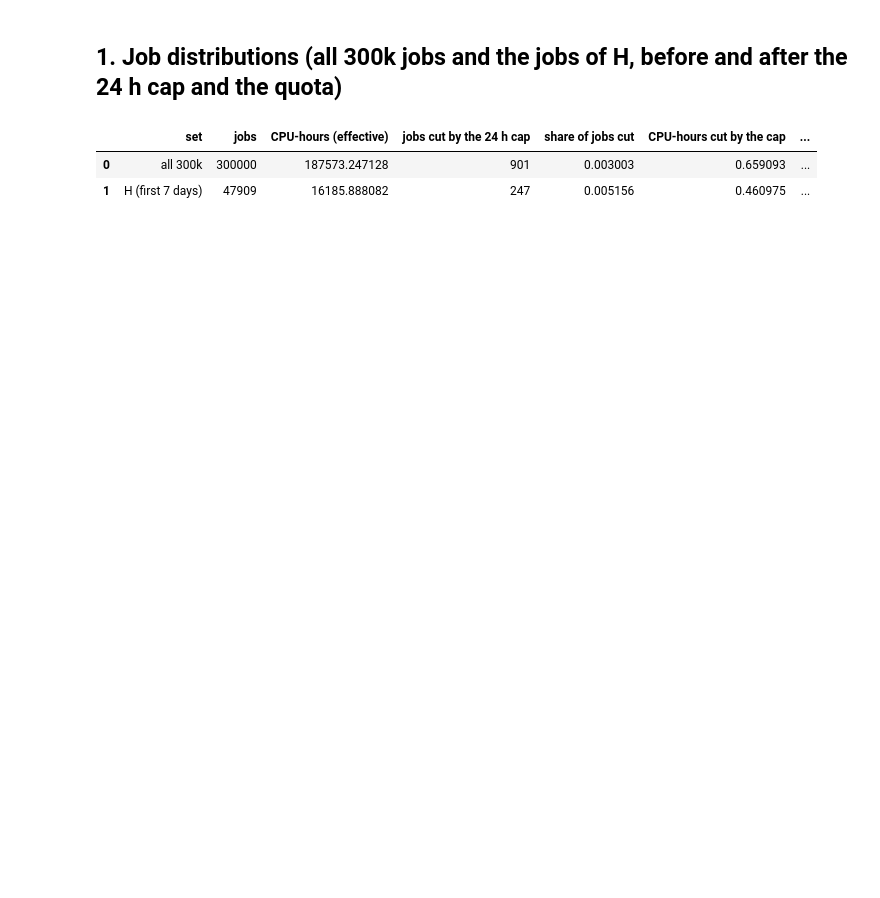
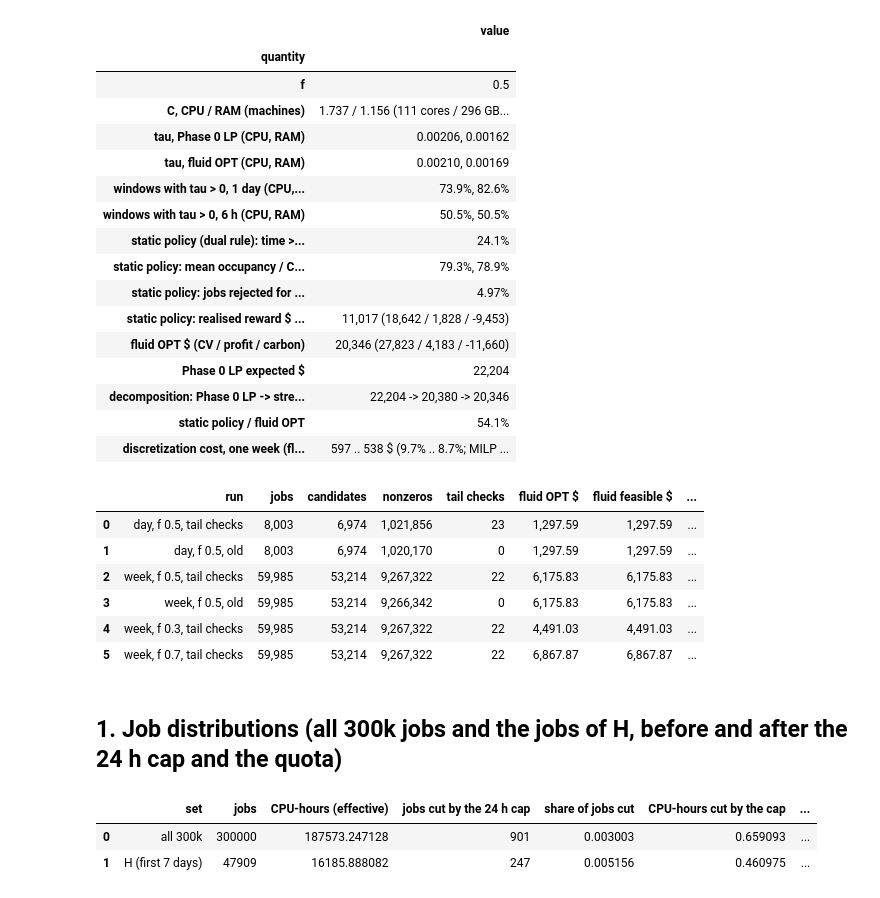
Before and after one commit to dangolofrancesco/dlent_rt, a Jupyter notebook: notebooks/05_theory_models.ipynb, the cells around one changed output. Saved outputs shown, nothing was run; the diff lists cells and outputs as text; code cells hidden in the pictures; blank space fills up the shorter version.

```diff
--- a/notebooks/05_theory_models.ipynb
+++ b/notebooks/05_theory_models.ipynb
@@ -23,3 +29,35 @@ F_SCAN = (0.10, 0.20, 0.30, 0.50, 0.70, 1.25)
+# %%
+import pickle
+with open(ROOT / "reports" / "week32" / "theory_f050_cache.pkl", "rb") as fh:
+    F050 = pickle.load(fh)
+with pd.option_context("display.max_colwidth", 200):
+    display(F050["summary"].set_index("quantity"))
+display(F050["milp"])
+# %% [output]
+|  | value |
+| quantity |  |
+| f | 0.5 |
+| C, CPU / RAM (machines) | 1.737 / 1.156 (111 cores / 296 GB... |
+| tau, Phase 0 LP (CPU, RAM) | 0.00206, 0.00162 |
+| tau, fluid OPT (CPU, RAM) | 0.00210, 0.00169 |
+| windows with tau > 0, 1 day (CPU,... | 73.9%, 82.6% |
+| windows with tau > 0, 6 h (CPU, RAM) | 50.5%, 50.5% |
+| static policy (dual rule): time >... | 24.1% |
+| static policy: mean occupancy / C... | 79.3%, 78.9% |
+| static policy: jobs rejected for ... | 4.97% |
+| static policy: realised reward $ ... | 11,017 (18,642 / 1,828 / -9,453) |
+| fluid OPT $ (CV / profit / carbon) | 20,346 (27,823 / 4,183 / -11,660) |
+| Phase 0 LP expected $ | 22,204 |
+| decomposition: Phase 0 LP -> stre... | 22,204 -> 20,380 -> 20,346 |
+| static policy / fluid OPT | 54.1% |
+| discretization cost, one week (fl... | 597 .. 538 $ (9.7% .. 8.7%; MILP ... |
+|  | run | jobs | candidates | nonzeros | tail checks | fluid OPT $ | fluid feasible $ | ... |
+| 0 | day, f 0.5, tail checks | 8,003 | 6,974 | 1,021,856 | 23 | 1,297.59 | 1,297.59 | ... |
+| 1 | day, f 0.5, old | 8,003 | 6,974 | 1,020,170 | 0 | 1,297.59 | 1,297.59 | ... |
+| 2 | week, f 0.5, tail checks | 59,985 | 53,214 | 9,267,322 | 22 | 6,175.83 | 6,175.83 | ... |
+| 3 | week, f 0.5, old | 59,985 | 53,214 | 9,266,342 | 0 | 6,175.83 | 6,175.83 | ... |
+| 4 | week, f 0.3, tail checks | 59,985 | 53,214 | 9,267,322 | 22 | 4,491.03 | 4,491.03 | ... |
+| 5 | week, f 0.7, tail checks | 59,985 | 53,214 | 9,267,322 | 22 | 6,867.87 | 6,867.87 | ... |
 # %% [markdown]
 ## 1. Job distributions (all 300k jobs and the jobs of H, before and after the 24 h cap and the quota)
 # %%
```
Also changed, not shown: parts of 7 cells of this notebook, 8 other files.
